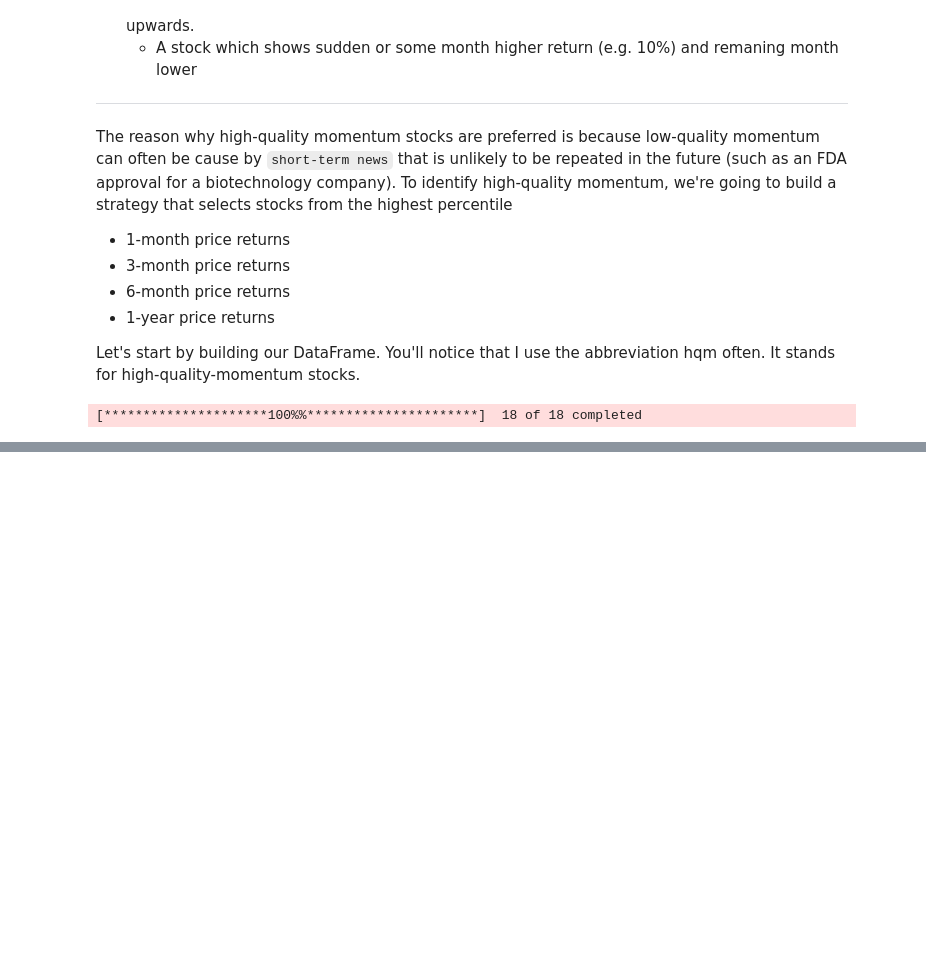
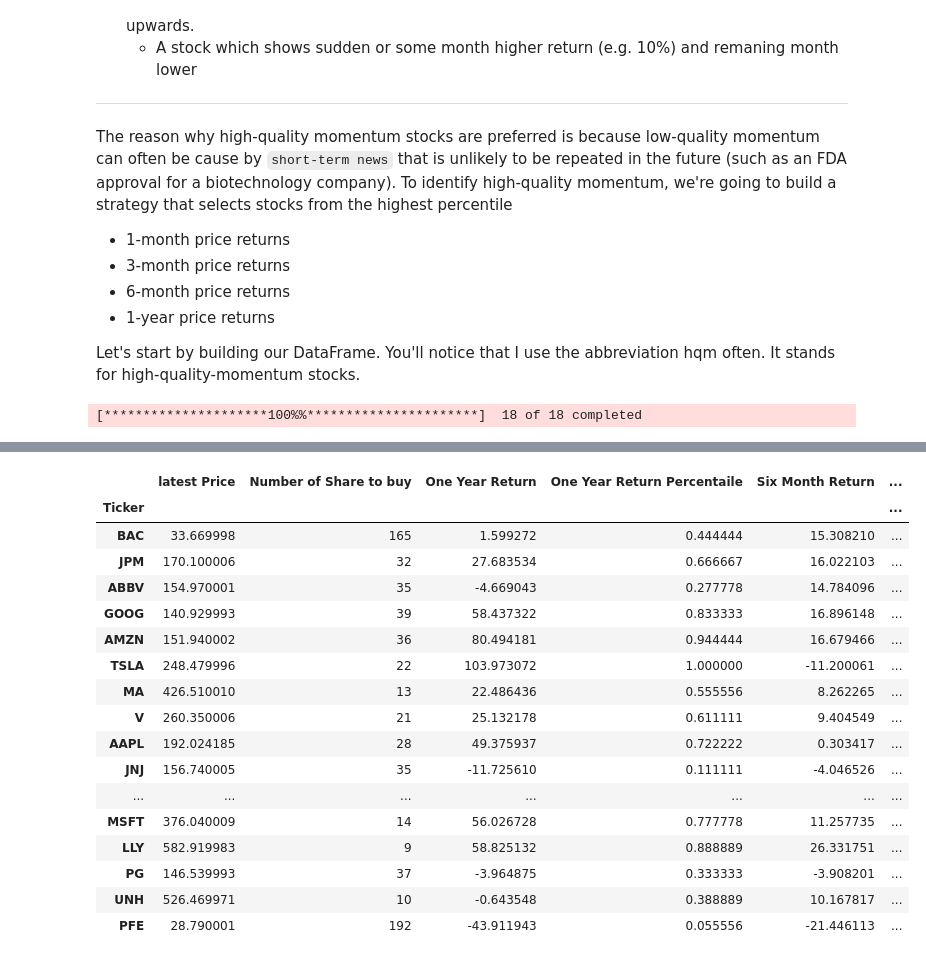
Before and after one commit to raza141/RL-Project, a Jupyter notebook: Crypto/indicator_and_strategy/hqm.ipynb, the cells around one changed output, grey strips where cells are left out. Cells and saved outputs as stored; diff of their text form; code cells hidden in the pictures; blank space fills up the shorter version.

```diff
--- a/Crypto/indicator_and_strategy/hqm.ipynb
+++ b/Crypto/indicator_and_strategy/hqm.ipynb
@@ -123,0 +149,21 @@ clsobj
+# %%
+clsobj.sort_values(by='HQM Score', ascending=False)
+# %% [output]
+|  | latest Price | Number of Share to buy | One Year Return | One Year Return Percentaile | Six Month Return | ... |
+| Ticker |  |  |  |  |  | ... |
+| BAC | 33.669998 | 165 | 1.599272 | 0.444444 | 15.308210 | ... |
+| JPM | 170.100006 | 32 | 27.683534 | 0.666667 | 16.022103 | ... |
+| ABBV | 154.970001 | 35 | -4.669043 | 0.277778 | 14.784096 | ... |
+| GOOG | 140.929993 | 39 | 58.437322 | 0.833333 | 16.896148 | ... |
+| AMZN | 151.940002 | 36 | 80.494181 | 0.944444 | 16.679466 | ... |
+| TSLA | 248.479996 | 22 | 103.973072 | 1.000000 | -11.200061 | ... |
+| MA | 426.510010 | 13 | 22.486436 | 0.555556 | 8.262265 | ... |
+| V | 260.350006 | 21 | 25.132178 | 0.611111 | 9.404549 | ... |
+| AAPL | 192.024185 | 28 | 49.375937 | 0.722222 | 0.303417 | ... |
+| JNJ | 156.740005 | 35 | -11.725610 | 0.111111 | -4.046526 | ... |
+| ... | ... | ... | ... | ... | ... | ... |
+| MSFT | 376.040009 | 14 | 56.026728 | 0.777778 | 11.257735 | ... |
+| LLY | 582.919983 | 9 | 58.825132 | 0.888889 | 26.331751 | ... |
+| PG | 146.539993 | 37 | -3.964875 | 0.333333 | -3.908201 | ... |
+| UNH | 526.469971 | 10 | -0.643548 | 0.388889 | 10.167817 | ... |
+| PFE | 28.790001 | 192 | -43.911943 | 0.055556 | -21.446113 | ... |
```
Also changed, not shown: parts of 4 cells of this notebook.
